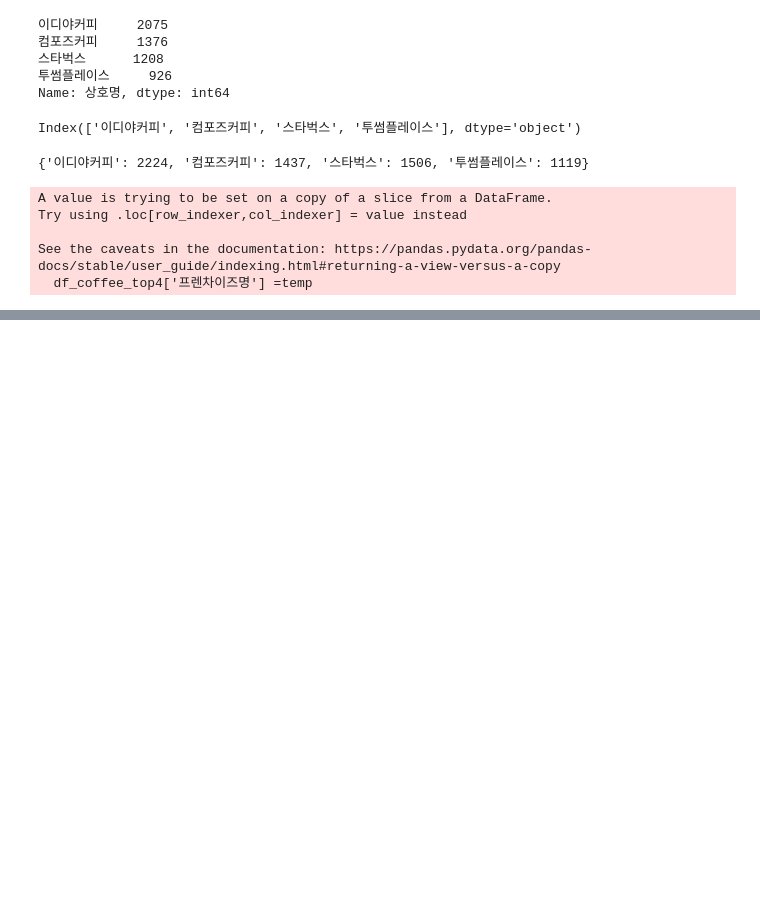
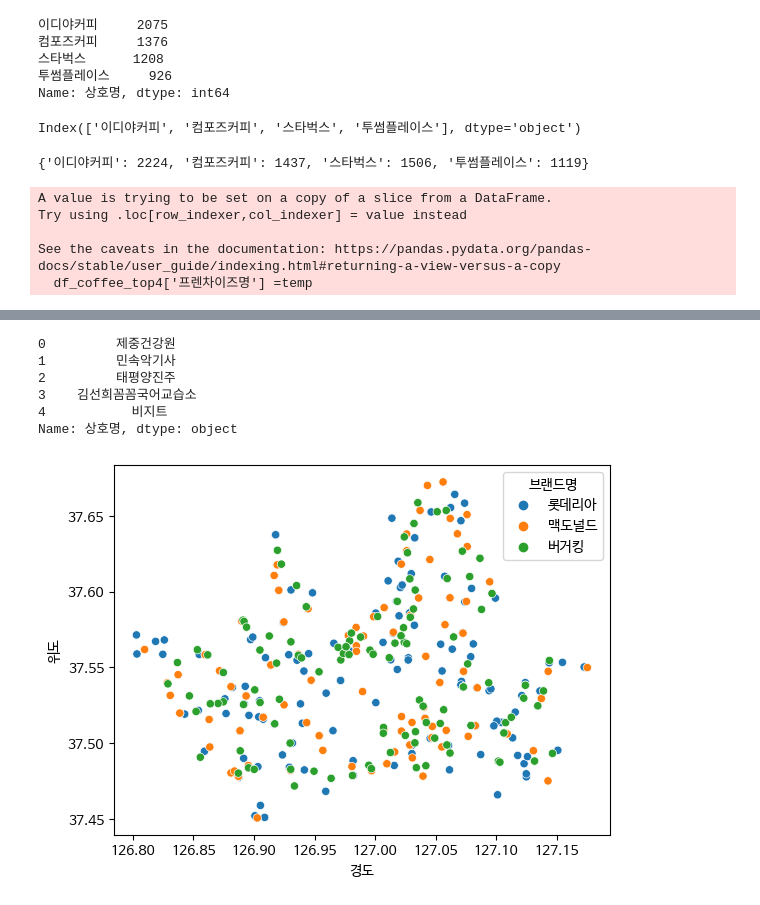
Before and after one commit to leekyuyoung20230313/pythone, a Jupyter notebook: 전처리/상권분석.ipynb, the cells around one changed output, grey strips where cells are left out. Saved outputs shown, nothing was run; the diff lists cells and outputs as text; code cells hidden in the pictures; blank space fills up the shorter version.

```diff
--- a/전처리/상권분석.ipynb
+++ b/전처리/상권분석.ipynb
@@ -270,0 +314,28 @@ array(['스타벅스', '스타벅스', '이디야', ..., '컴포즈', '투썸플
+# %%
+# 지도 seaborn
+df_seoul['경도'].head()
+df_seoul['위도'].head()
+df_seoul['도로명주소'].head()
+df_seoul['상호명'].head()
+# %% [output]
+0         제중건강원
+1         민속악기사
+2         태평양진주
+3    김선희꼼꼼국어교습소
+4           비지트
+Name: 상호명, dtype: object
+# %%
+temp1 = df_seoul_fastfood[df_seoul_fastfood['상호명'].str.contains('롯데|롯대')][['경도','위도','도로명주소']]
+temp2 = df_seoul_fastfood[df_seoul_fastfood['상호명'].str.contains('맥도|멕도')][['경도','위도','도로명주소']]
+temp3 = df_seoul_fastfood[df_seoul_fastfood['상호명'].str.contains('버거킹')][['경도','위도','도로명주소']]
+# %%
+temp1['브랜드명'] = '롯데리아'
+temp2['브랜드명'] = '맥도널드'
+temp3['브랜드명'] = '버거킹'
+# %%
+fastfood3_df =  pd.concat([temp1,temp2,temp3])
+fastfood3_df = fastfood3_df.reset_index(drop=True)
+sns.scatterplot(data = fastfood3_df, x='경도',y='위도', hue='브랜드명')
+plt.show()
+# %% [output]
+[figure, added]
```
Also changed, not shown: parts of 35 cells of this notebook.
